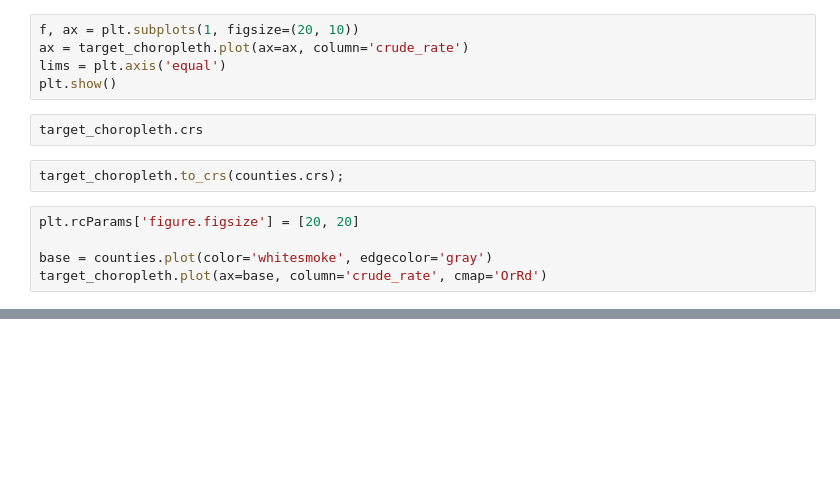
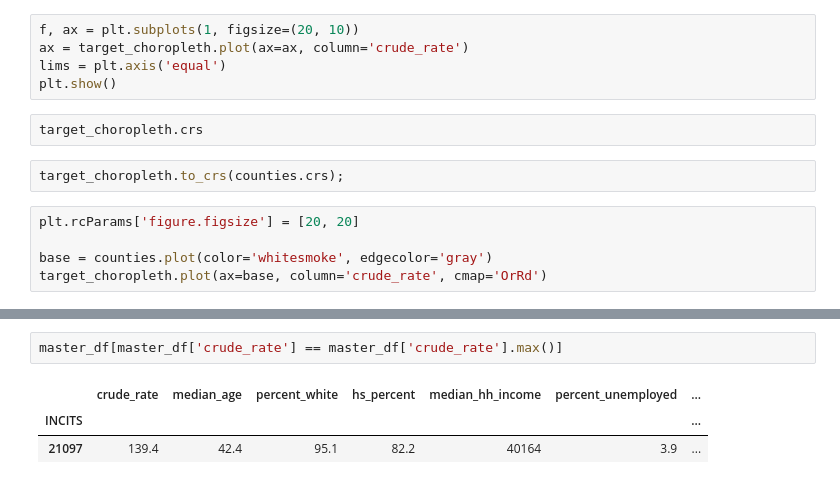
Before and after one commit to jl56923/project_2, a Jupyter notebook: visualization.ipynb, the cells around one changed output, grey strips where cells are left out. Cells and saved outputs as stored; diff of their text form; blank space fills up the shorter version.

```diff
--- a/visualization.ipynb
+++ b/visualization.ipynb
@@ -489,0 +521,6 @@ target_choropleth.plot(ax=base, column='crude_rate', cmap='OrRd')
+# %%
+master_df[master_df['crude_rate'] == master_df['crude_rate'].max()]
+# %% [output]
+|  | crude_rate | median_age | percent_white | hs_percent | median_hh_income | percent_unemployed | ... |
+| INCITS |  |  |  |  |  |  | ... |
+| 21097 | 139.4 | 42.4 | 95.1 | 82.2 | 40164 | 3.9 | ... |
```
Also changed, not shown: parts of 5 cells of this notebook, 2 other files.
